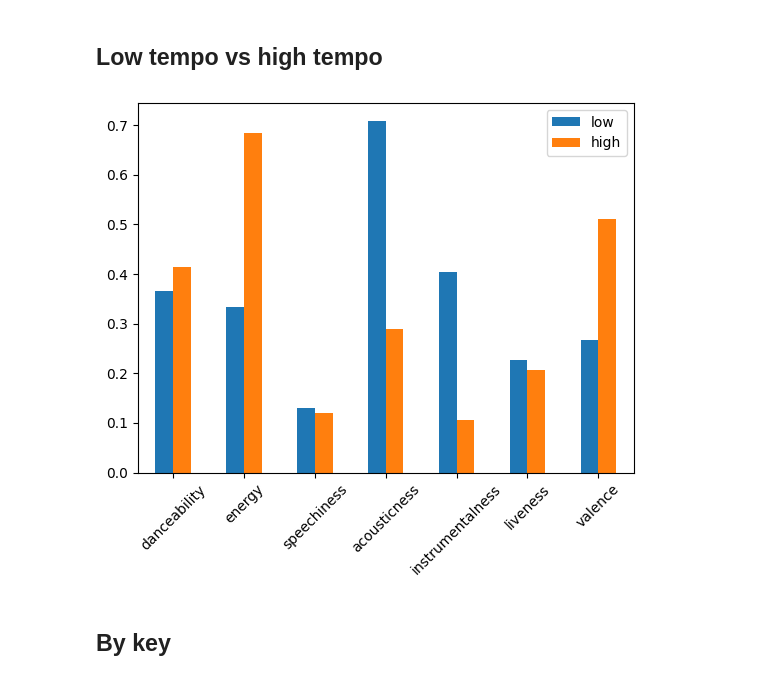
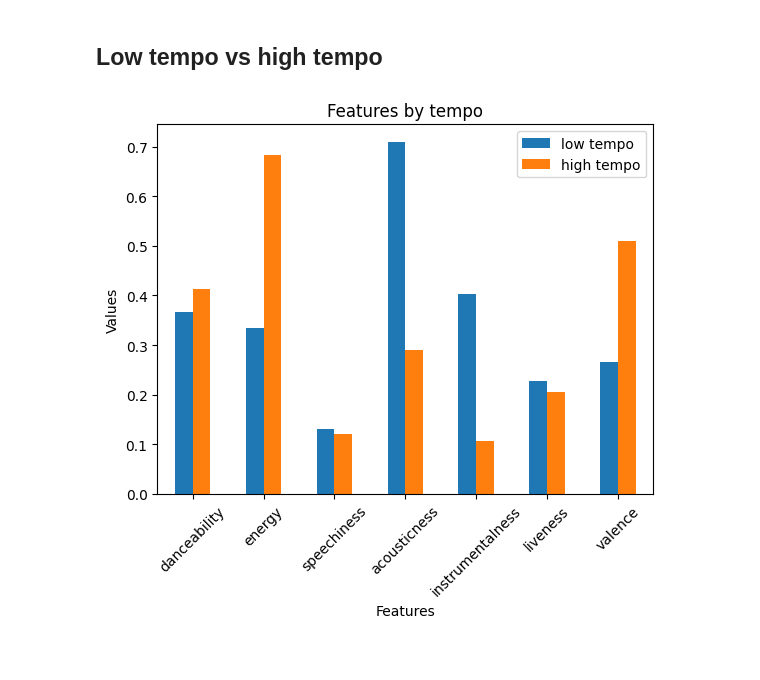
Before and after one commit to PedroBettencourt/DA_spotify, a Jupyter notebook: analysis.ipynb, the cells around one changed output. Cells and saved outputs as stored; diff of their text form; code cells hidden in the pictures.

```diff
--- a/analysis.ipynb
+++ b/analysis.ipynb
@@ -153,12 +146,13 @@ low_tempo = df[:1000][features].mean().T
 high_tempo = df[-1000:][features].mean().T
 # %%
 df_tempo = pd.concat([low_tempo, high_tempo], axis = 1)
-df_tempo.columns = ['low', 'high']
+df_tempo.columns = ['low tempo', 'high tempo']
 # %%
 df_tempo.plot(kind='bar')
 plt.xticks(rotation=45)
+plt.title("Features by tempo")
+plt.xlabel("Features")
+plt.ylabel("Values")
 plt.show()
 # %% [output]
-[figure, old version]
+[figure, new version]
-# %% [markdown]
-## By key
```
Also changed, not shown: parts of 6 cells of this notebook.
